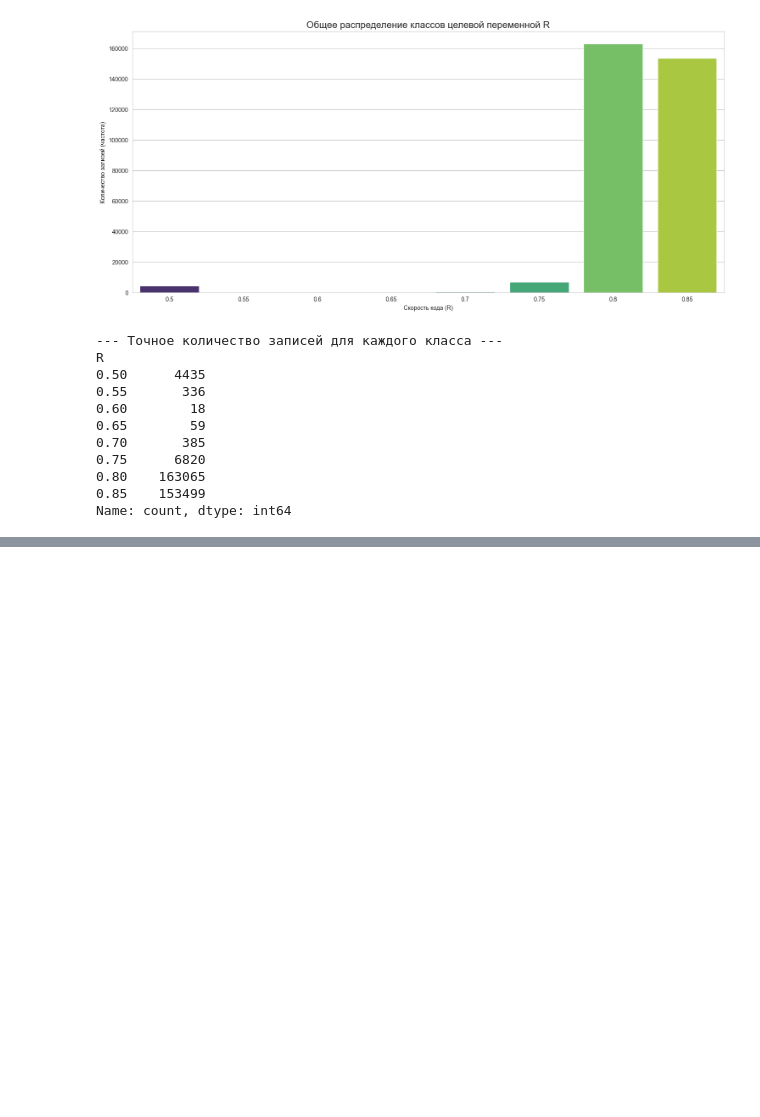
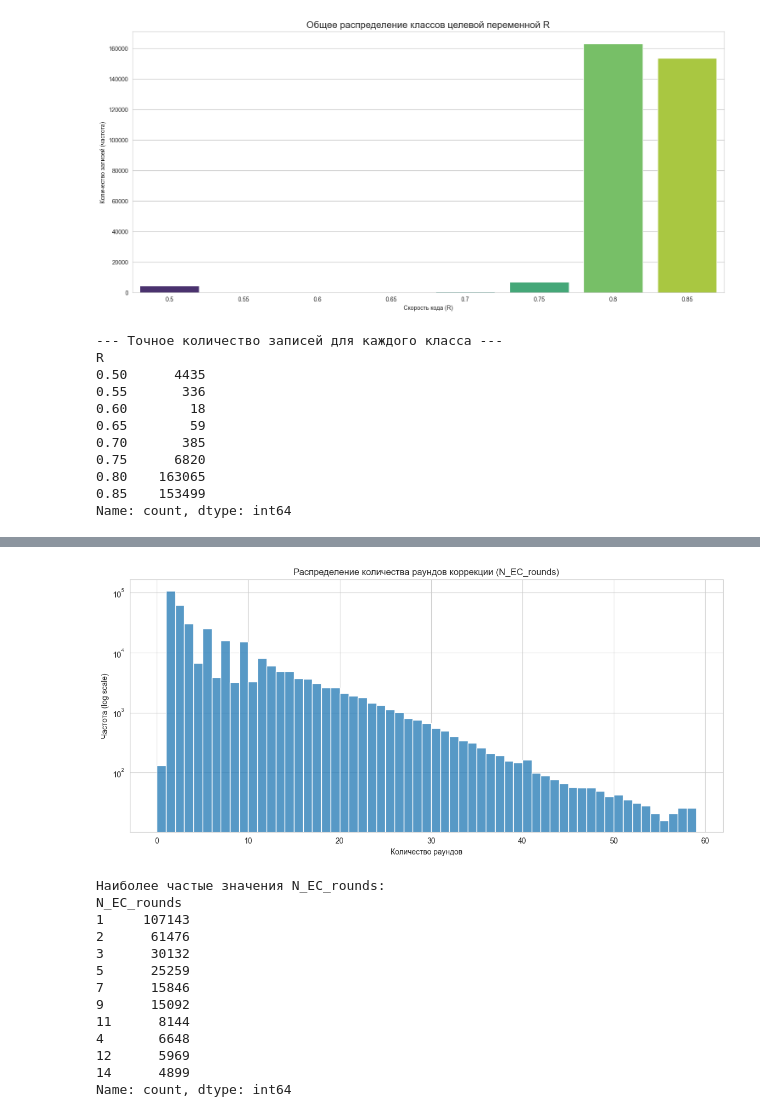
Before and after one commit to jmihan/aidao-hack, a Jupyter notebook: notebooks/eda_raw.ipynb, the cells around one changed output, grey strips where cells are left out. Drawn from its saved outputs; the diff is of its cells as text; code cells hidden in the pictures; blank space fills up the shorter version.

```diff
--- a/notebooks/eda_raw.ipynb
+++ b/notebooks/eda_raw.ipynb
@@ -559,0 +627,27 @@ Name: count, dtype: int64
+# %%
+plt.figure(figsize=(14, 6))
+sns.histplot(df['N_EC_rounds'], bins=df['N_EC_rounds'].max(), kde=False)
+plt.title('Распределение количества раундов коррекции (N_EC_rounds)')
+plt.xlabel('Количество раундов')
+plt.yscale('log') # Используем логарифмическую шкалу, чтобы увидеть хвост
+plt.ylabel('Частота (log scale)')
+plt.grid(True)
+plt.show()
+
+print("Наиболее частые значения N_EC_rounds:")
+print(df['N_EC_rounds'].value_counts().head(10))
+# %% [output]
+[figure, added]
+Наиболее частые значения N_EC_rounds:
+N_EC_rounds
+1     107143
+2      61476
+3      30132
+5      25259
+7      15846
+9      15092
+11      8144
+4       6648
+12      5969
+14      4899
+Name: count, dtype: int64
```
Also changed, not shown: parts of 14 cells of this notebook, 1 other file.
